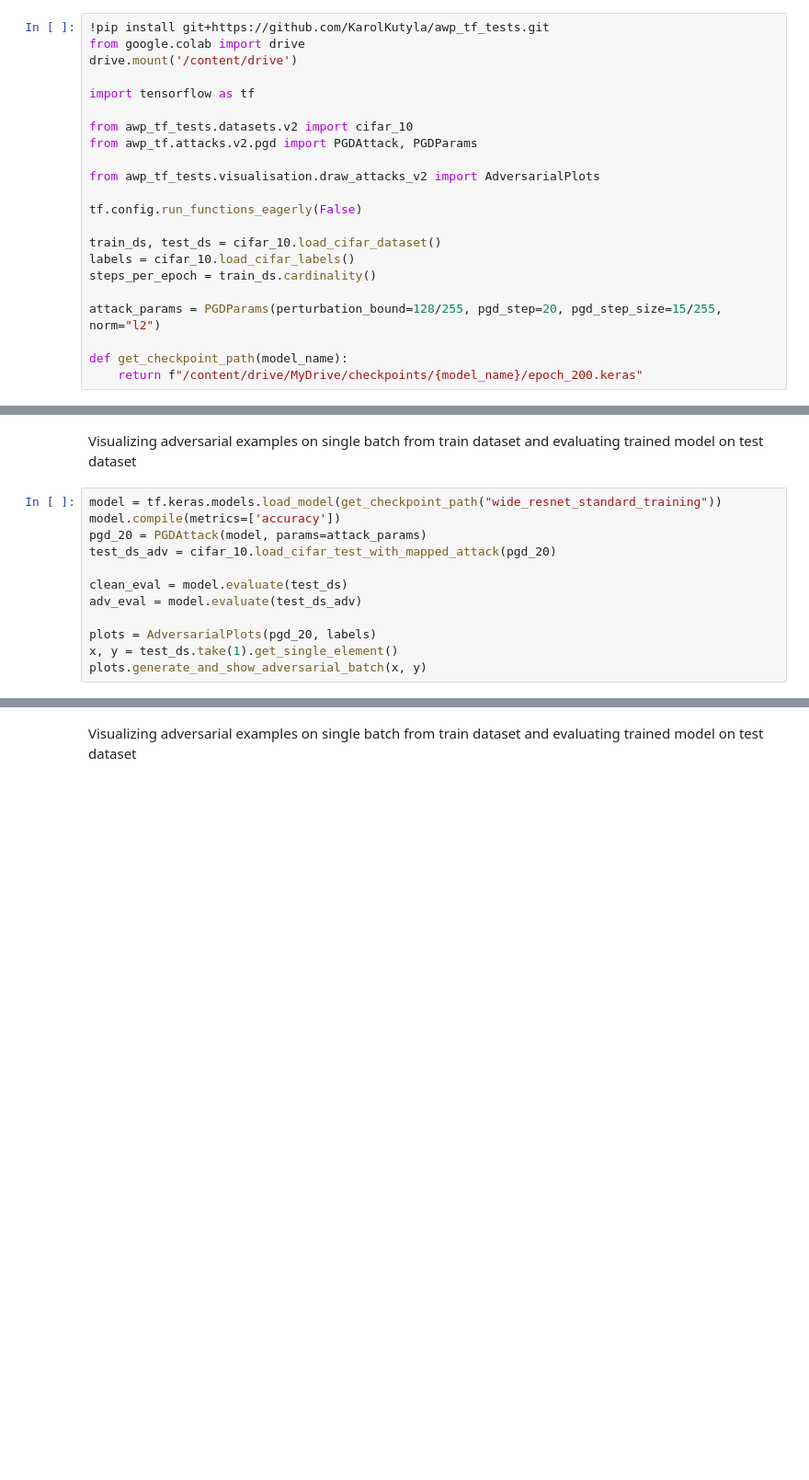
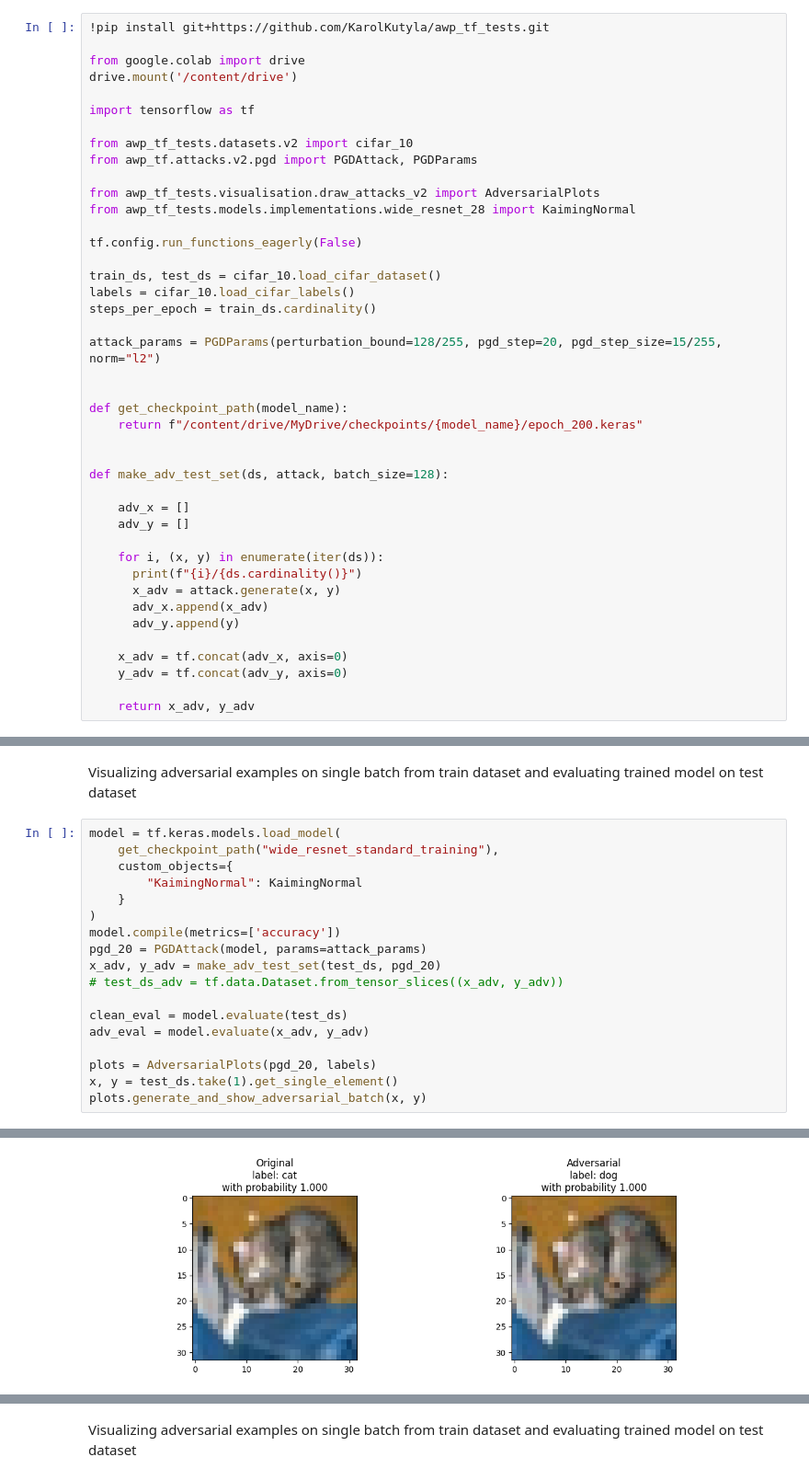
Before and after one commit to KarolKutyla/awp_tf_tests, a Jupyter notebook: executable_specs/testing_wide_resnet_28.ipynb, the cells around one changed output, grey strips where cells are left out. Shown at 92% size. Saved outputs shown, nothing was run; the diff lists cells and outputs as text; blank space fills up the shorter version.

```diff
--- a/executable_specs/testing_wide_resnet_28.ipynb
+++ b/executable_specs/testing_wide_resnet_28.ipynb
@@ -4,6 +4,7 @@ Testing trained WideResnet28 models.
 Initializing environment
 # %%
 !pip install git+https://github.com/KarolKutyla/awp_tf_tests.git
+
 from google.colab import drive
 drive.mount('/content/drive')
 
@@ -13,6 +14,7 @@ from awp_tf_tests.datasets.v2 import cifar_10
 from awp_tf.attacks.v2.pgd import PGDAttack, PGDParams
 
 from awp_tf_tests.visualisation.draw_attacks_v2 import AdversarialPlots
+from awp_tf_tests.models.implementations.wide_resnet_28 import KaimingNormal
 
 tf.config.run_functions_eagerly(False)
 
@@ -22,5 +24,23 @@ steps_per_epoch = train_ds.cardinality()
 
 attack_params = PGDParams(perturbation_bound=128/255, pgd_step=20, pgd_step_size=15/255, norm="l2")
 
+
 def get_checkpoint_path(model_name):
     return f"/content/drive/MyDrive/checkpoints/{model_name}/epoch_200.keras"
+
+
+def make_adv_test_set(ds, attack, batch_size=128):
+
+    adv_x = []
+    adv_y = []
+
+    for i, (x, y) in enumerate(iter(ds)):
+      print(f"{i}/{ds.cardinality()}")
+      x_adv = attack.generate(x, y)
+      adv_x.append(x_adv)
+      adv_y.append(y)
+
+    x_adv = tf.concat(adv_x, axis=0)
+    y_adv = tf.concat(adv_y, axis=0)
+
+    return x_adv, y_adv
@@ -27,14 +65,21 @@ def get_checkpoint_path(model_name):
 # %% [markdown]
 Visualizing adversarial examples on single batch from train dataset and evaluating trained model on test dataset
 # %%
-model = tf.keras.models.load_model(get_checkpoint_path("wide_resnet_standard_training"))
+model = tf.keras.models.load_model(
+    get_checkpoint_path("wide_resnet_standard_training"),
+    custom_objects={
+        "KaimingNormal": KaimingNormal
+    }
+)
 model.compile(metrics=['accuracy'])
 pgd_20 = PGDAttack(model, params=attack_params)
-test_ds_adv = cifar_10.load_cifar_test_with_mapped_attack(pgd_20)
+x_adv, y_adv = make_adv_test_set(test_ds, pgd_20)
+# test_ds_adv = tf.data.Dataset.from_tensor_slices((x_adv, y_adv))
 
 clean_eval = model.evaluate(test_ds)
-adv_eval = model.evaluate(test_ds_adv)
+adv_eval = model.evaluate(x_adv, y_adv)
 
 plots = AdversarialPlots(pgd_20, labels)
 x, y = test_ds.take(1).get_single_element()
 plots.generate_and_show_adversarial_batch(x, y)
+# %% [output]
@@ -40,0 +103 @@ plots.generate_and_show_adversarial_batch(x, y)
+[figure, added]
```
Also changed, not shown: parts of 3 cells of this notebook, 2 other files.
